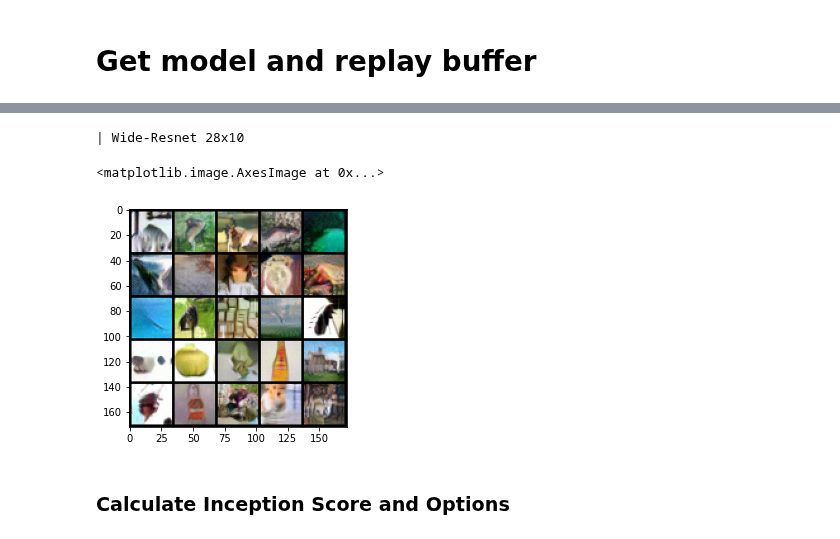
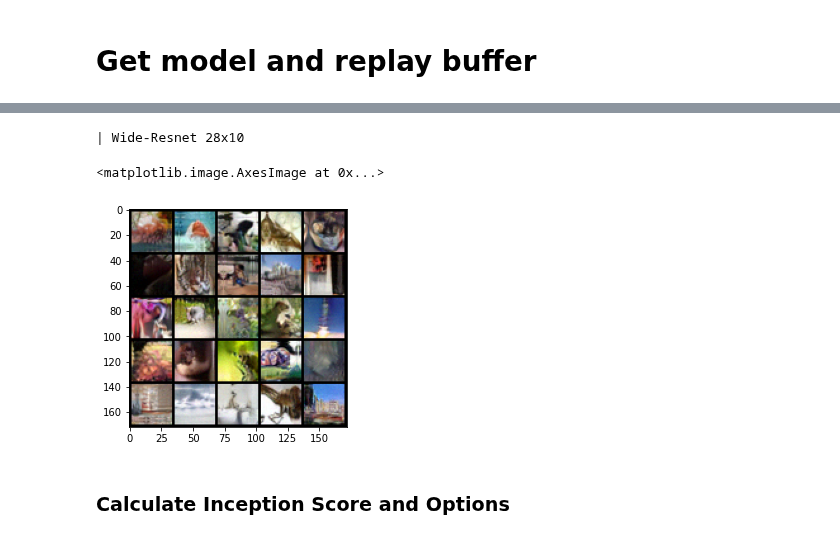
Before and after one commit to ljrprocc/EBKD, a Jupyter notebook: plot_energy_distribution.ipynb, the cells around one changed output, grey strips where cells are left out. Saved outputs shown, nothing was run; the diff lists cells and outputs as text; code cells hidden in the pictures.

```diff
--- a/plot_energy_distribution.ipynb
+++ b/plot_energy_distribution.ipynb
@@ -36,27 +35,27 @@ Fri Aug 27 11:06:23 2021
 # %%
 import matplotlib.pyplot as plt
 import torchvision.utils as vutils
-device = "cuda:0"
+device = "cuda:2"
 model = model_dict['resnet28x10'](depth=28, widen_factor=10, num_classes=100, norm='none')
 model = model_dict['Gen'](model, n_cls=100)
 model = model.to(device)
-save_path = '/data/lijingru/EBKD/save/student_model/resnet28x10_T:resnet32x4_S:resnet8x4_cifar100_lr_0.0001_decay_0.0_buffer_size_10000_lpx_1.0_lpxy_0.0_energy_mode_mcmc_step_size_1.0_trial_new_random_cls_mode_cls_k_1/'
-ckpt_dict = torch.load(save_path + 'res_epoch_166.pts', map_location=device)
+save_path = '/data/lijingru/EBKD/save/student_model/resnet28x10_T:resnet32x4_S:resnet8x4_cifar100_lr_1e-05_decay_0.0_buffer_size_10000_lpx_1.0_lpxy_0.0_energy_mode_mcmc_step_size_1.0_trial_cor_random_cls_mode_cls_k_10/'
+ckpt_dict = torch.load(save_path + 'res_epoch_86.pts', map_location=device)
 model.load_state_dict(ckpt_dict["model_state_dict"])
 replay_buffer = ckpt_dict["replay_buffer"]
 sqrt = lambda x: int(torch.sqrt(torch.tensor([x])))
 plot = lambda x: vutils.make_grid(torch.clamp(x, -1, 1), normalize=True, nrow=sqrt(x.size(0)))
 buffer_size = len(replay_buffer)
 inds = torch.randint(0, buffer_size, (25,))
 sampled = replay_buffer[inds]
 imgs = plot(sampled).cpu()
 img = np.transpose(imgs, (1,2,0))
 plt.figure(10)
 plt.imshow(img)
 # %% [output]
 | Wide-Resnet 28x10
 <matplotlib.image.AxesImage at 0x...>
-[figure, old version]
+[figure, new version]
 # %% [markdown]
 ### Calculate Inception Score and Options
 # %%
```
Also changed, not shown: parts of 5 cells of this notebook, 6 other files.
